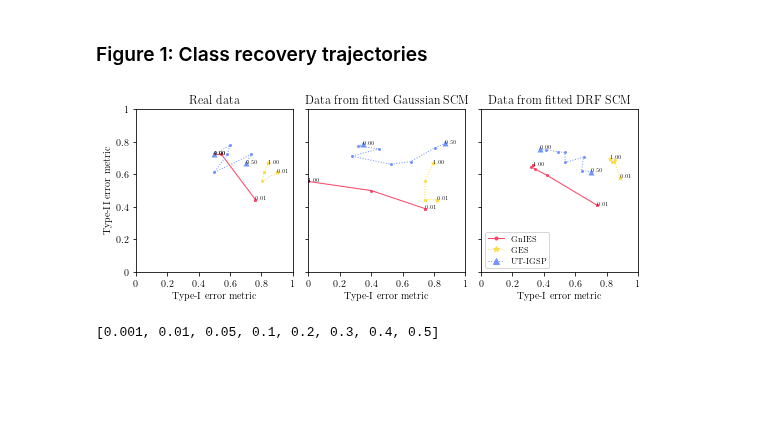
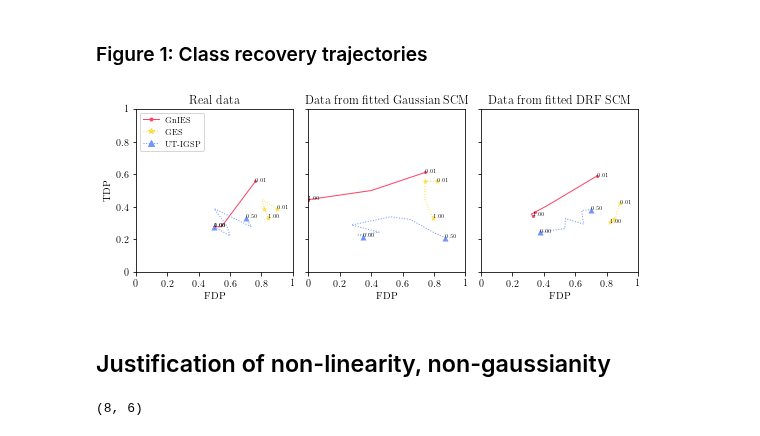
Before and after one commit to juangamella/gnies-paper, a Jupyter notebook: figure_sachs_experiments.ipynb, the cells around one changed output. Drawn from its saved outputs; the diff is of its cells as text; code cells hidden in the pictures; blank space fills up the shorter version.

```diff
--- a/figure_sachs_experiments.ipynb
+++ b/figure_sachs_experiments.ipynb
@@ -176,23 +170,27 @@ print_names = {'gnies': 'GnIES',
                #'jci_pc': 'JCI-PC',
 }
 
-def plot_metric(ax, values_x, values_y, lambdas, method, points, text):
-    ax.plot(values_x, values_y, color=color[method], linestyle=style[method], **lineopts)
-    for j,l in enumerate(lambdas):
-        ax.scatter(values_x[j], values_y[j], color=color[method], marker='.', linewidth=0)
-        if text and (j==0 or j==points[-1]):
-            ax.scatter(values_x[j], values_y[j], color=color[method], marker=marker[method], linewidth=0)
-            ax.text(values_x[j], values_y[j], "$%0.2f$" % l, fontsize=textsize)
-
 def set_ax(ax, yticks=True):
     ax.set_xlim([0,1])
     ax.set_ylim([0,1])
-    ax.set_xlabel('Type-I error metric')
-    ax.set_ylabel('Type-II error metric') if yticks else None
+    ax.set_xlabel('FDP')
+    ax.set_ylabel('TDP') if yticks else None
     ax.set_yticks(ticks)
     ax.set_xticks(ticks)
     ax.set_xticklabels(ticks)
     ax.set_yticklabels(ticks) if yticks else ax.set_yticklabels([])
+
+def plot_metric(ax, values_x, values_y, lambdas, method, points, text):
+    values_y = 1 - values_y
+    ax.plot(values_x, values_y, color=color[method], linestyle=style[method], **lineopts)
+    for j, l in enumerate(lambdas):
+        #ax.scatter(values_x[j], values_y[j], color=color[method], marker=".", linewidth=0)
+        if j==0 and text[0] is not None:
+            ax.text(values_x[j], values_y[j], "$%0.2f$" % l, fontsize=textsize)
+        if l==lambdas[-1] and text[1] is not None:
+            ax.text(values_x[j], values_y[j], "$%0.2f$" % l, fontsize=textsize)
+        if j in points:
+            ax.scatter(values_x[j], values_y[j], color=color[method], marker=marker[method], linewidth=0)
 
 gs = gridspec.GridSpec(1, 3, wspace=0.10, hspace=0.2)
 plt.figure(figsize=(9,3))
@@ -202,12 +200,13 @@ ax = plt.gca()
 # PLOT REAL DATA
 plt.subplot(gs[0])
 ax = plt.gca()
+ax0 = ax
 # Plot GnIES
-plot_metric(ax, gnies_x_real, gnies_y_real, gnies_lambdas, 'gnies', [0,2,len(gnies_lambdas)-1], True)
+plot_metric(ax, gnies_x_real, gnies_y_real, gnies_lambdas, 'gnies', [0,2,len(gnies_lambdas)-1], ["%0.2f", "%d"])
 # Plot UT-IGSP
-plot_metric(ax, ut_igsp_x_real, ut_igsp_y_real, ut_igsp_alphas_real, 'ut_igsp', [0,len(ut_igsp_alphas_real)-1], True)
+plot_metric(ax, ut_igsp_x_real, ut_igsp_y_real, ut_igsp_alphas_real, 'ut_igsp', [0,len(ut_igsp_alphas_real)-1], ["%0.2f", "%d"])
 # Plot GES
-plot_metric(ax, ges_x_real, ges_y_real, ges_lambdas, 'ges', [0,2,len(ges_lambdas)-1], True)
+plot_metric(ax, ges_x_real, ges_y_real, ges_lambdas, 'ges', [0,2,len(ges_lambdas)-1], ["%0.2f", "%d"])
 set_ax(ax, yticks=True)
 ax.set_title("Real data")
 
@@ -216,45 +215,43 @@ ax.set_title("Real data")
 plt.subplot(gs[1])
 ax = plt.gca()
 # Plot GnIES
-plot_metric(ax, gnies_x_gauss, gnies_y_gauss, gnies_lambdas, 'gnies', [0,2,len(gnies_lambdas)-1], True)
+plot_metric(ax, gnies_x_gauss, gnies_y_gauss, gnies_lambdas, 'gnies', [0,2,len(gnies_lambdas)-1], ["%0.2f", "%d"])
 # Plot UT-IGSP
-plot_metric(ax, ut_igsp_x_gauss, ut_igsp_y_gauss, ut_igsp_alphas_gauss, 'ut_igsp', [0,len(ut_igsp_alphas_gauss)-1], True)
+plot_metric(ax, ut_igsp_x_gauss, ut_igsp_y_gauss, ut_igsp_alphas_gauss, 'ut_igsp', [0,len(ut_igsp_alphas_gauss)-1], ["%0.2f", "%d"])
 # Plot GES
-plot_metric(ax, ges_x_gauss, ges_y_gauss, ges_lambdas, 'ges', [0,2,len(ges_lambdas)-1], True)
+plot_metric(ax, ges_x_gauss, ges_y_gauss, ges_lambdas, 'ges', [0,2,len(ges_lambdas)-1], ["%0.2f", "%d"])
 set_ax(ax, yticks=False)
 ax.set_title("Data from fitted Gaussian SCM")
 
 ###########################
 # PLOT DRF DATA
 plt.subplot(gs[2])
 ax = plt.gca()
 # Plot GnIES
-plot_metric(ax, gnies_x_drf, gnies_y_drf, gnies_lambdas, 'gnies', [0,2,len(gnies_lambdas)-1], True)
+plot_metric(ax, gnies_x_drf, gnies_y_drf, gnies_lambdas, 'gnies', [0,2,len(gnies_lambdas)-1], ["%0.2f", "%d"])
 # Plot UT-IGSP
-plot_metric(ax, ut_igsp_x_drf, ut_igsp_y_drf, ut_igsp_alphas_drf, 'ut_igsp', [0,len(ut_igsp_alphas_drf)-1], True)
+plot_metric(ax, ut_igsp_x_drf, ut_igsp_y_drf, ut_igsp_alphas_drf, 'ut_igsp', [0,len(ut_igsp_alphas_drf)-1], ["%0.2f", "%d"])
 # Plot GES
-plot_metric(ax, ges_x_drf, ges_y_drf, ges_lambdas, 'ges', [0,2,len(ges_lambdas)-1], True)
+plot_metric(ax, ges_x_drf, ges_y_drf, ges_lambdas, 'ges', [0,2,len(ges_lambdas)-1], ["%0.2f", "%d"])
 set_ax(ax, yticks=False)
 ax.set_title("Data from fitted DRF SCM")
 
 # Build legend
 method_entries = [Line2D([0], [0],
                          linewidth=1,
                          linestyle=style[method],
                          marker=marker[method],
                          color=color[method]) for method in print_names.keys()]
 method_str = list(print_names.values())
-ax.legend(method_entries, #+ sample_size_entries
+ax0.legend(method_entries, #+ sample_size_entries
           method_str, # + sample_size_str
           prop={'size':8},
-          loc='lower left',
+          loc='upper left',
         ncol=1)
 
 
 plt.savefig('figures/figure_sachs.pdf', bbox_inches='tight')
 # %% [output]
-[figure, old version]
+[figure, new version]
-# %%
-ut_igsp_alphas_real
-# %% [output]
-[0.001, 0.01, 0.05, 0.1, 0.2, 0.3, 0.4, 0.5]
+# %% [markdown]
+## Justification of non-linearity, non-gaussianity
@@ -260,0 +292,5 @@ ut_igsp_alphas_real
+# %%
+node2idx = dict((n,i) for i,n in enumerate(sachs.node_names))
+node2idx['PKA'], node2idx['PKC']
+# %% [output]
+(8, 6)
```
Also changed, not shown: parts of 9 cells of this notebook, 2 other files.
